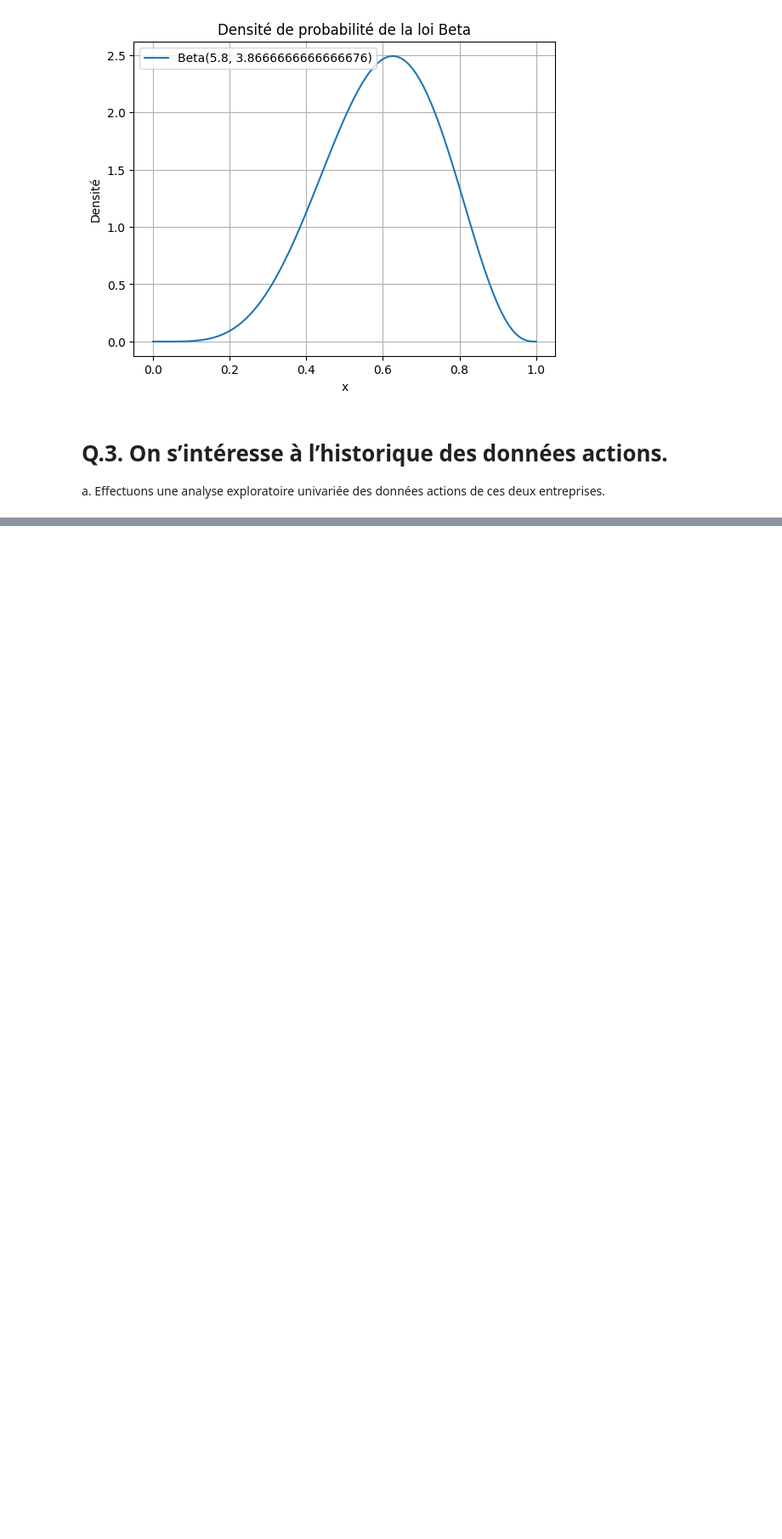
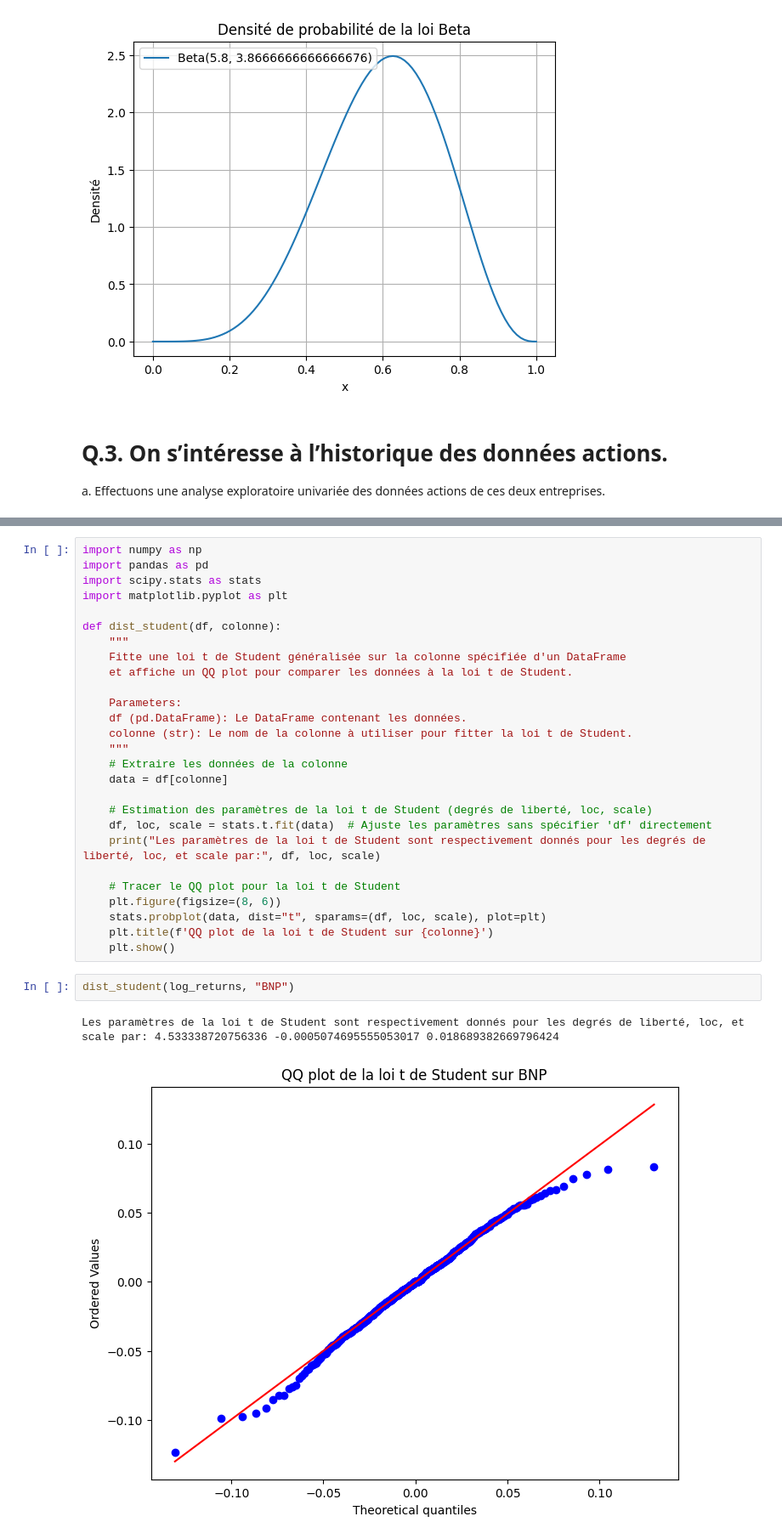
Before and after one commit to Jeangrivo/Gestion-des-Risques-Multiples, a Jupyter notebook: projet_marilene.ipynb, the cells around one changed output, grey strips where cells are left out. Shown at 85% size. Saved outputs shown, nothing was run; the diff lists cells and outputs as text; blank space fills up the shorter version.

```diff
--- a/projet_marilene.ipynb
+++ b/projet_marilene.ipynb
@@ -88,0 +303,32 @@ a. Effectuons une analyse exploratoire univariée des données actions de ces de
+# %%
+import numpy as np
+import pandas as pd
+import scipy.stats as stats
+import matplotlib.pyplot as plt
+
+def dist_student(df, colonne):
+    """
+    Fitte une loi t de Student généralisée sur la colonne spécifiée d'un DataFrame
+    et affiche un QQ plot pour comparer les données à la loi t de Student.
+
+    Parameters:
+    df (pd.DataFrame): Le DataFrame contenant les données.
+    colonne (str): Le nom de la colonne à utiliser pour fitter la loi t de Student.
+    """
+    # Extraire les données de la colonne
+    data = df[colonne]
+
+    # Estimation des paramètres de la loi t de Student (degrés de liberté, loc, scale)
+    df, loc, scale = stats.t.fit(data)  # Ajuste les paramètres sans spécifier 'df' directement
+    print("Les paramètres de la loi t de Student sont respectivement donnés pour les degrés de liberté, loc, et scale par:", df, loc, scale)
+
+    # Tracer le QQ plot pour la loi t de Student
+    plt.figure(figsize=(8, 6))
+    stats.probplot(data, dist="t", sparams=(df, loc, scale), plot=plt)
+    plt.title(f'QQ plot de la loi t de Student sur {colonne}')
+    plt.show()
+# %%
+dist_student(log_returns, "BNP")
+# %% [output]
+Les paramètres de la loi t de Student sont respectivement donnés pour les degrés de liberté, loc, et scale par: 4.533338720756336 -0.0005074695555053017 0.018689382669796424
+[figure, added]
```
Also changed, not shown: parts of 24 cells of this notebook.
